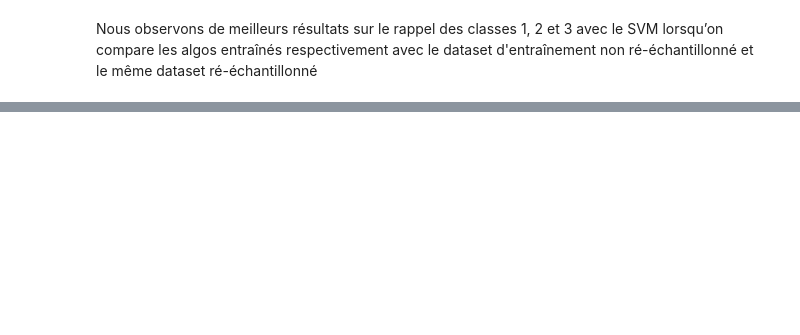
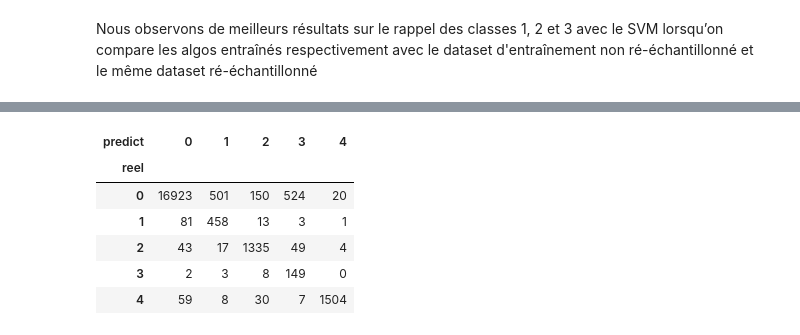
Before and after one commit to SamanthC/Pypitations, a Jupyter notebook: 2 - Modelisation.ipynb, the cells around one changed output, grey strips where cells are left out. Cells and saved outputs as stored; diff of their text form; code cells hidden in the pictures; blank space fills up the shorter version.

```diff
--- a/2 - Modelisation.ipynb
+++ b/2 - Modelisation.ipynb
@@ -206,0 +470,25 @@ Nous observons de meilleurs résultats sur le rappel des classes 1, 2 et 3 avec
+# %%
+inputs = Input(shape = (X_train.shape[1],1), name = "Input")
+conv1_lenet = Conv1D(filters = 32, kernel_size = 5, padding = "valid", activation = "relu")
+pool1_lenet = MaxPooling1D(pool_size = 2)
+conv2_lenet = Conv1D(filters = 16, kernel_size = 3, padding = "valid", activation = "relu")
+pool2_lenet = MaxPooling1D(pool_size = 2)
+dropout_lenet = Dropout(rate=0.2)
+flatten_lenet = Flatten()
+dense1_lenet = Dense(units = 128, activation="relu")
+dense2_lenet = Dense(units = 5, activation="softmax")
+
+x = conv1_lenet(inputs)
+x = pool1_lenet(x)
+x = conv2_lenet(x)
+x = pool2_lenet(x)
+x = dropout_lenet(x)
+x = flatten_lenet(x)
+x = dense1_lenet(x)
+outputs = dense2_lenet(x)
+
+
+model_lenet = Model(inputs = inputs, outputs = outputs)
+model_lenet.compile(loss = "categorical_crossentropy", optimizer = "adam", metrics = ["accuracy"])
+
+model_lenet.fit(X_train, y_train, epochs = 10, batch_size = 200, validation_split = 0.2)
@@ -206,0 +542,5 @@ Nous observons de meilleurs résultats sur le rappel des classes 1, 2 et 3 avec
+# %%
+model_lenet.fit(X_sm, y_sm, epochs = 10, batch_size = 200, validation_split = 0.2)
+pred_test_lenet_sm = model_lenet.predict(X_test).argmax(1)
+pd.crosstab(y_test.argmax(1), pred_test_lenet_sm, rownames = ["reel"], colnames = ["predict"])
+# %% [output]
@@ -206,0 +567,7 @@ Nous observons de meilleurs résultats sur le rappel des classes 1, 2 et 3 avec
+| predict | 0 | 1 | 2 | 3 | 4 |
+| reel |  |  |  |  |  |
+| 0 | 16923 | 501 | 150 | 524 | 20 |
+| 1 | 81 | 458 | 13 | 3 | 1 |
+| 2 | 43 | 17 | 1335 | 49 | 4 |
+| 3 | 2 | 3 | 8 | 149 | 0 |
+| 4 | 59 | 8 | 30 | 7 | 1504 |
```
Also changed, not shown: parts of 34 cells of this notebook.
